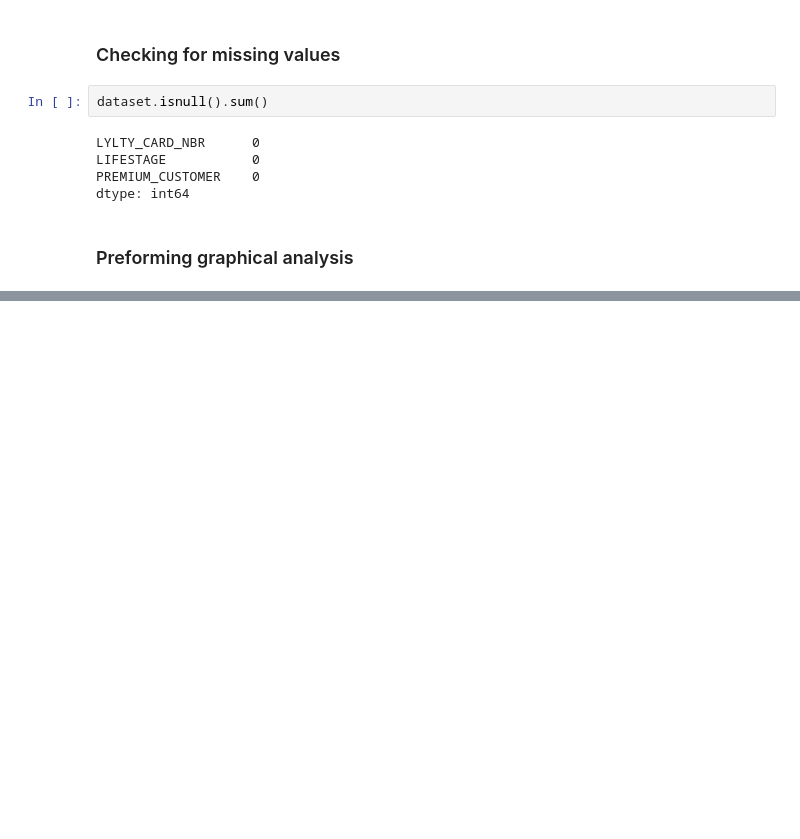
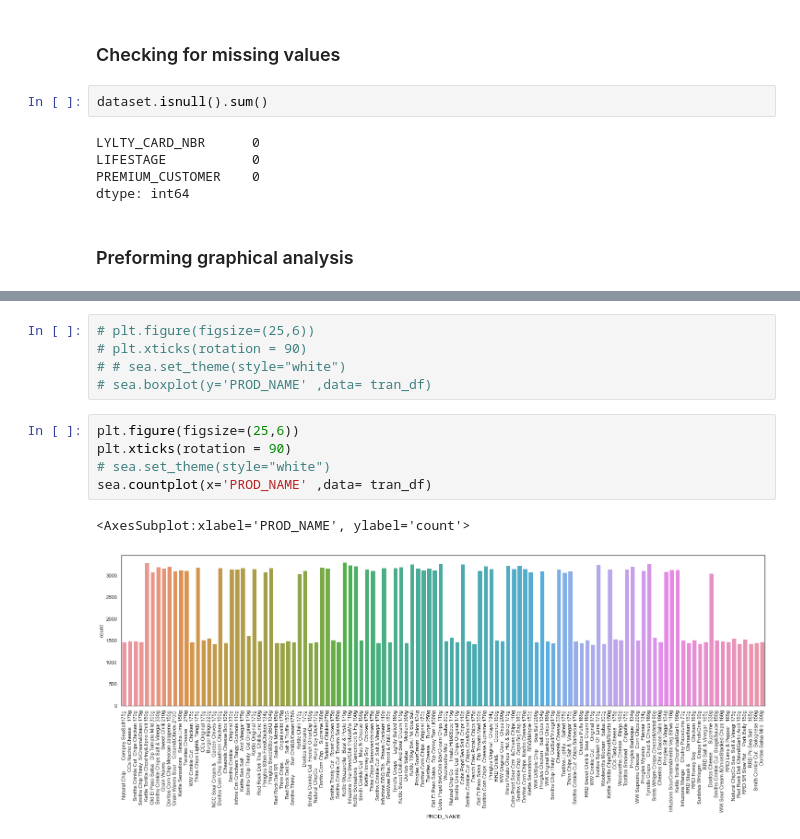
Before and after one commit to darsh996/Quantium_Internship, a Jupyter notebook: EDA_quantium.ipynb, the cells around one changed output, grey strips where cells are left out. Cells and saved outputs as stored; diff of their text form; blank space fills up the shorter version.

```diff
--- a/EDA_quantium.ipynb
+++ b/EDA_quantium.ipynb
@@ -117,0 +211,13 @@ sea.countplot(x = 'PREMIUM_CUSTOMER', data = dataset)
+# %%
+# plt.figure(figsize=(25,6))
+# plt.xticks(rotation = 90)
+# # sea.set_theme(style="white")
+# sea.boxplot(y='PROD_NAME' ,data= tran_df)
+# %%
+plt.figure(figsize=(25,6))
+plt.xticks(rotation = 90)
+# sea.set_theme(style="white")
+sea.countplot(x='PROD_NAME' ,data= tran_df)
+# %% [output]
+<AxesSubplot:xlabel='PROD_NAME', ylabel='count'>
+[figure, added]
```
Also changed, not shown: parts of 43 cells of this notebook.
